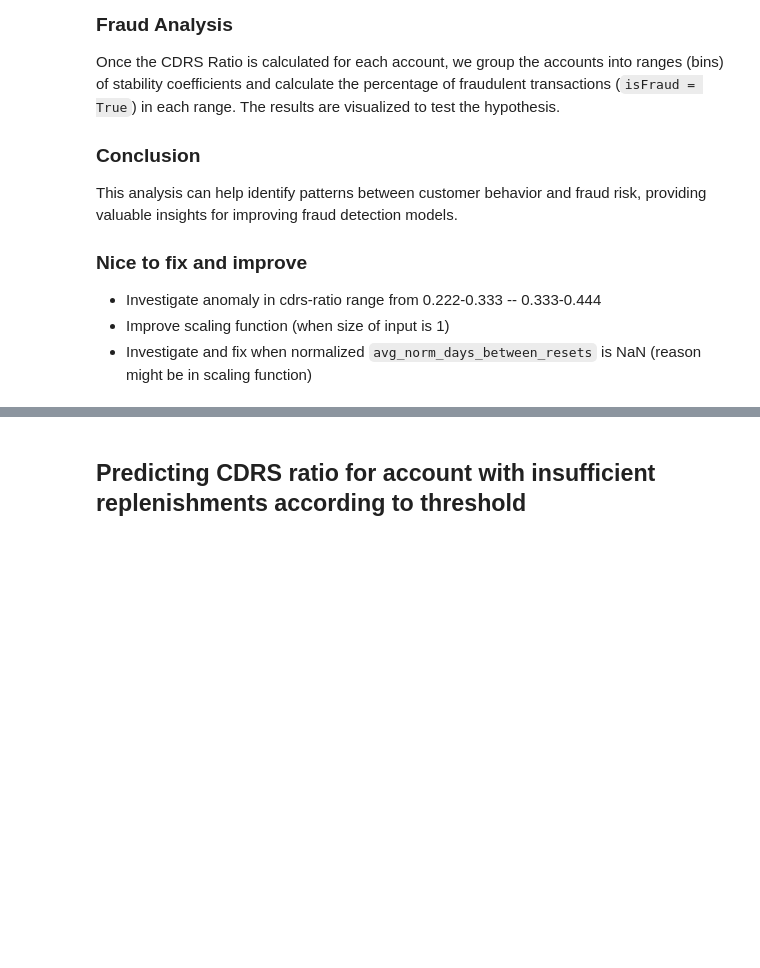
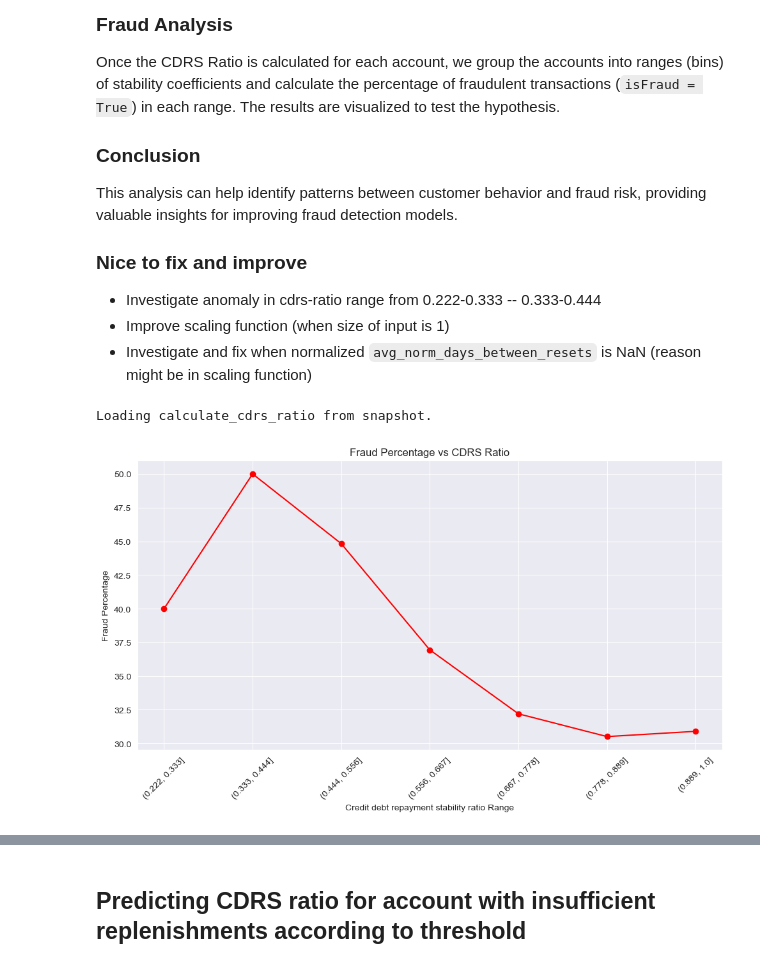
Before and after one commit to Illidan777/FTF-detector, a Jupyter notebook: model/stages/3_feature_engineering.ipynb, the cells around one changed output, grey strips where cells are left out. Drawn from its saved outputs; the diff is of its cells as text; code cells hidden in the pictures; blank space fills up the shorter version.

```diff
--- a/model/stages/3_feature_engineering.ipynb
+++ b/model/stages/3_feature_engineering.ipynb
@@ -141,4 +142,4 @@ def add_skipped_replenishment_transactions(df):
 
 
 # Example call of the function
-df = stage_data_io_service.run_or_load_snapshot_data('add_skipped_replenishment_transactions', add_skipped_replenishment_transactions, df, False)
+df = stage_data_io_service.run_or_load_snapshot_data('add_skipped_replenishment_transactions', add_skipped_replenishment_transactions, df, recreate_snapshot=False)
@@ -285,33 +306,37 @@ def calculate_cdrs_ratio(df, credit_cover_threshold):
 
     # Loop through each account and calculate stability coefficient
     for account, transactions in df.groupby('accountNumber'):
         transactions = transactions.reset_index(drop=True)
 
         # Find indices where credit limit is reset (repaid based on the X percent threshold)
         reset_indices = transactions[
             (transactions['transactionType'] == 'REPLENISHMENT') &
             ((transactions['transactionAmount'] + transactions['availableMoney']) >= transactions[
                 'creditLimit'] * credit_cover_threshold)
             ].index.tolist()
 
         if len(reset_indices) < 2:
             continue  # Skip accounts with insufficient data for calculation. Ratio for these account will be predicted by other model
 
         calculate_account_stability_stats(account, transactions, reset_indices, stability_data)
 
     # Create DataFrame with stability coefficients for each account
     stability_stats = pd.DataFrame(stability_data)
 
     fraud_stats = calculate_fraud_stats(df, stability_stats)
 
     # Add stability coefficient to the original DataFrame
     df = df.merge(stability_stats, on='accountNumber', how='left')
 
     return df, fraud_stats, stability_stats
 
 
 # Call the function to analyze and visualize
-df_with_stability, fraud_stats, tuned_stability_stats = calculate_cdrs_ratio(df, credit_cover_threshold=1)
+# df_with_stability, fraud_stats, tuned_stability_stats = calculate_cdrs_ratio(df, credit_cover_threshold=1)
+df_with_stability, fraud_stats, tuned_stability_stats = stage_data_io_service.run_or_load_snapshot_data('calculate_cdrs_ratio', calculate_cdrs_ratio, df, 1, recreate_snapshot=False)
 visualize_fraud_vs_cdrs_ratio(fraud_stats)
+# %% [output]
+Loading calculate_cdrs_ratio from snapshot.
+[figure, added]
 # %%
 edaUtils.data_summary(df_with_stability)
```
Also changed, not shown: parts of 37 cells of this notebook, 10 other files.
